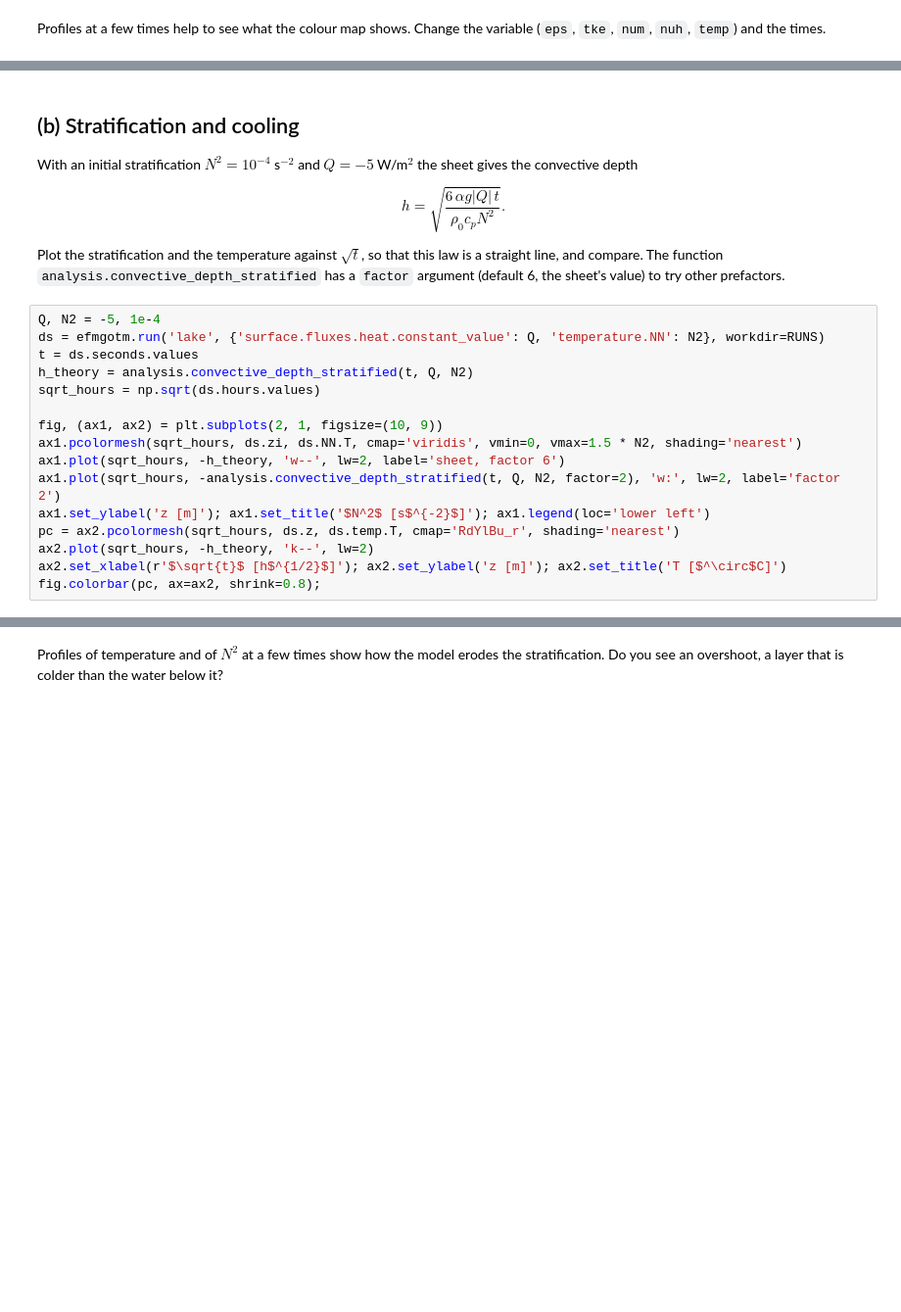
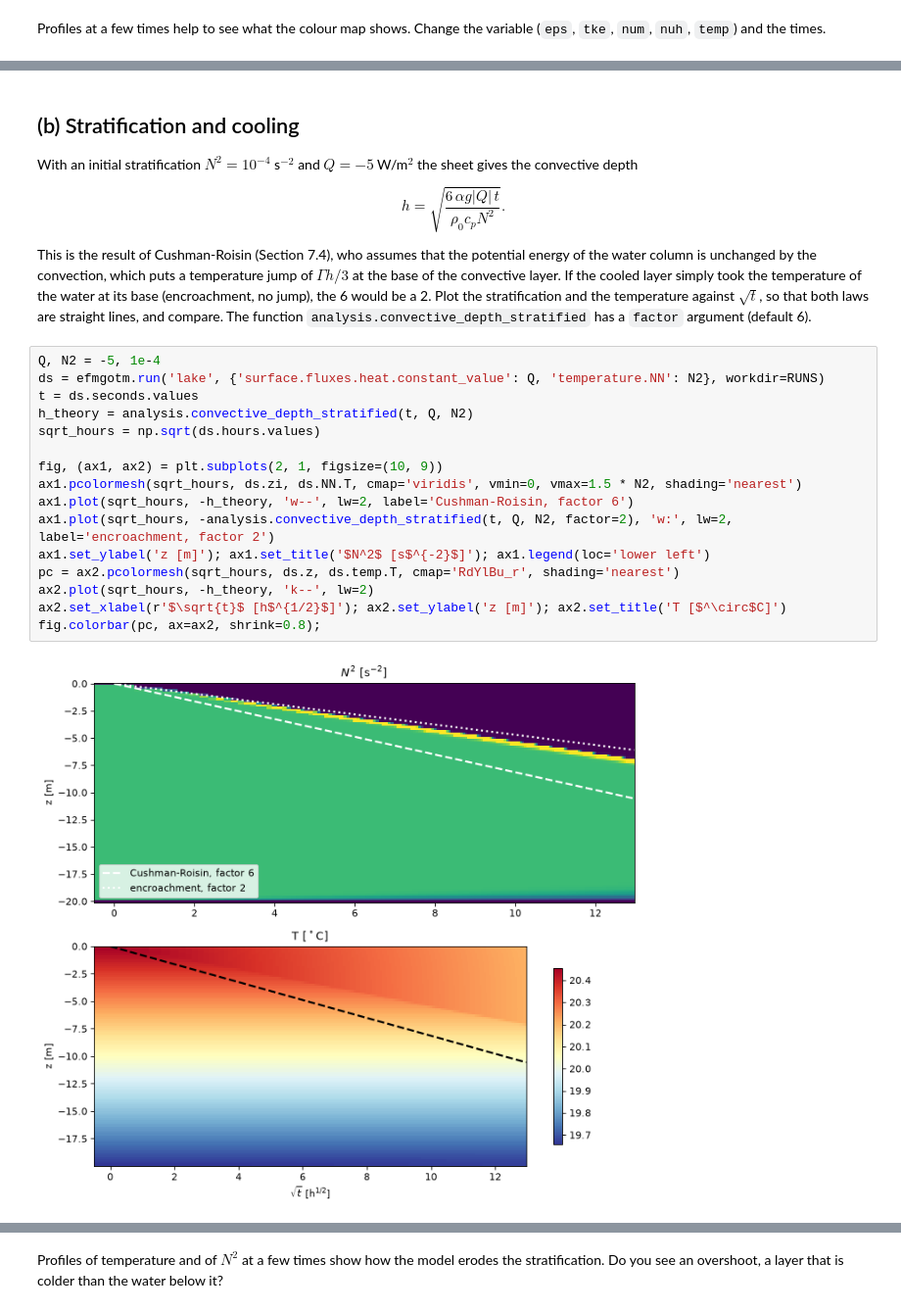
Before and after one commit to 37EFM/GOTM_exercises, a Jupyter notebook: notebooks/02_lake_convection.ipynb, the cells around one changed output, grey strips where cells are left out. Shown at 98% size. Saved outputs shown, nothing was run; the diff lists cells and outputs as text; blank space fills up the shorter version.

Commit message:
Attribute the factor-6 convective depth to Cushman-Roisin 7.4 and name the factor-2 alternative encroachment
Co-Authored-By: Claude Fable 5.1 <noreply@anthropic.com>

```diff
--- a/notebooks/02_lake_convection.ipynb
+++ b/notebooks/02_lake_convection.ipynb
@@ -67,23 +73,25 @@ With an initial stratification $N^2 = 10^{-4}$ s$^{-2}$ and $Q = -5$ W/m$^2$ the
 
 $$h = \sqrt{\frac{6\,\alpha g |Q|\, t}{\rho_0 c_p N^2}}.$$
 
-Plot the stratification and the temperature against $\sqrt{t}$, so that this law is a straight line, and compare. The function `analysis.convective_depth_stratified` has a `factor` argument (default 6, the sheet's value) to try other prefactors.
+This is the result of Cushman-Roisin (Section 7.4), who assumes that the potential energy of the water column is unchanged by the convection, which puts a temperature jump of $\Gamma h / 3$ at the base of the convective layer. If the cooled layer simply took the temperature of the water at its base (encroachment, no jump), the 6 would be a 2. Plot the stratification and the temperature against $\sqrt{t}$, so that both laws are straight lines, and compare. The function `analysis.convective_depth_stratified` has a `factor` argument (default 6).
 # %%
 Q, N2 = -5, 1e-4
 ds = efmgotm.run('lake', {'surface.fluxes.heat.constant_value': Q, 'temperature.NN': N2}, workdir=RUNS)
 t = ds.seconds.values
 h_theory = analysis.convective_depth_stratified(t, Q, N2)
 sqrt_hours = np.sqrt(ds.hours.values)
 
 fig, (ax1, ax2) = plt.subplots(2, 1, figsize=(10, 9))
 ax1.pcolormesh(sqrt_hours, ds.zi, ds.NN.T, cmap='viridis', vmin=0, vmax=1.5 * N2, shading='nearest')
-ax1.plot(sqrt_hours, -h_theory, 'w--', lw=2, label='sheet, factor 6')
-ax1.plot(sqrt_hours, -analysis.convective_depth_stratified(t, Q, N2, factor=2), 'w:', lw=2, label='factor 2')
+ax1.plot(sqrt_hours, -h_theory, 'w--', lw=2, label='Cushman-Roisin, factor 6')
+ax1.plot(sqrt_hours, -analysis.convective_depth_stratified(t, Q, N2, factor=2), 'w:', lw=2, label='encroachment, factor 2')
 ax1.set_ylabel('z [m]'); ax1.set_title('$N^2$ [s$^{-2}$]'); ax1.legend(loc='lower left')
 pc = ax2.pcolormesh(sqrt_hours, ds.z, ds.temp.T, cmap='RdYlBu_r', shading='nearest')
 ax2.plot(sqrt_hours, -h_theory, 'k--', lw=2)
 ax2.set_xlabel(r'$\sqrt{t}$ [h$^{1/2}$]'); ax2.set_ylabel('z [m]'); ax2.set_title('T [$^\circ$C]')
 fig.colorbar(pc, ax=ax2, shrink=0.8);
+# %% [output]
+[figure, added]
 # %%
 # the mixed-layer depth diagnosed from the temperature profile, against the theory
 mld = analysis.mixed_layer_depth(ds, 'temp', threshold=0.01)
```
Also changed, not shown: parts of 5 cells of this notebook, 1 other file.
